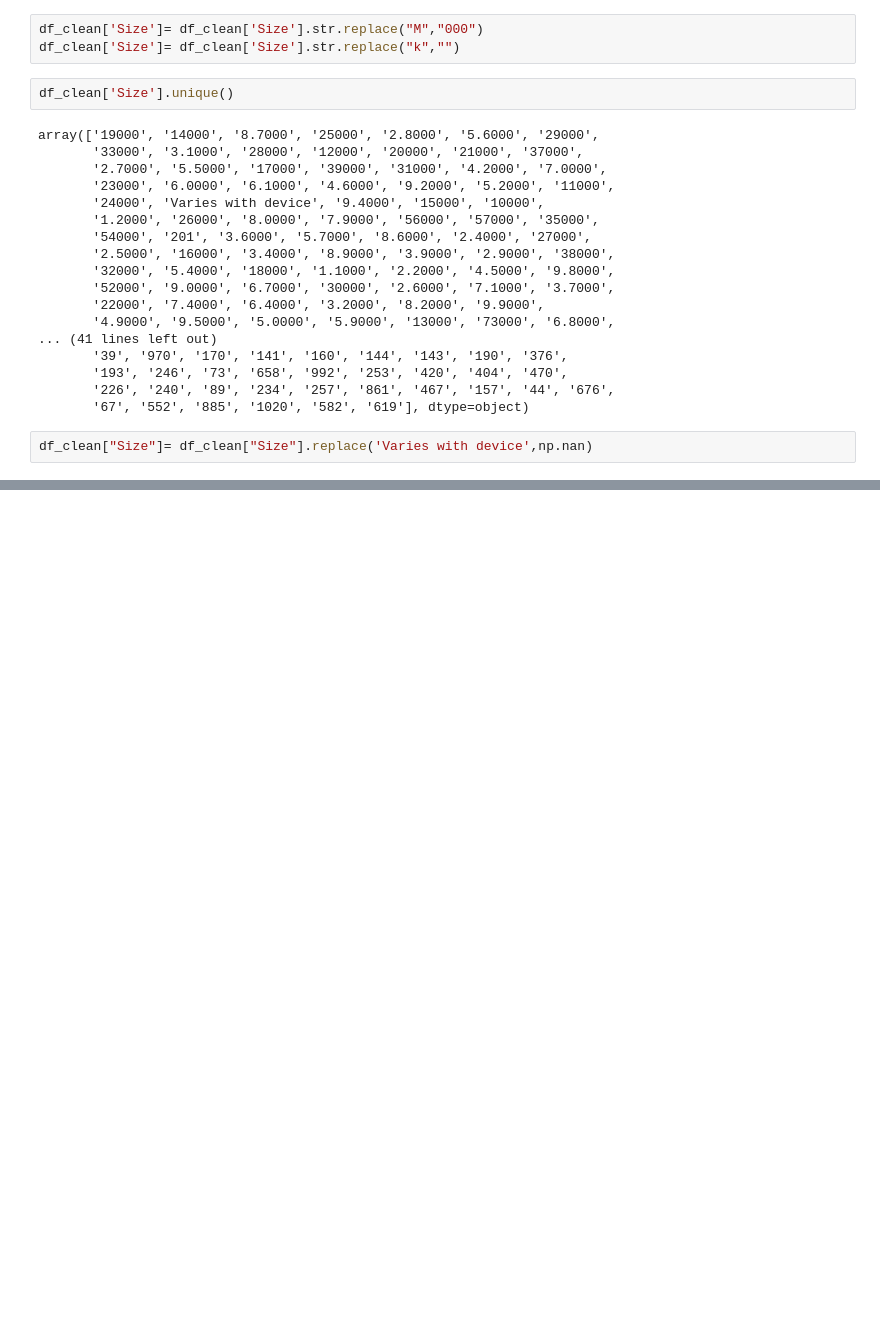
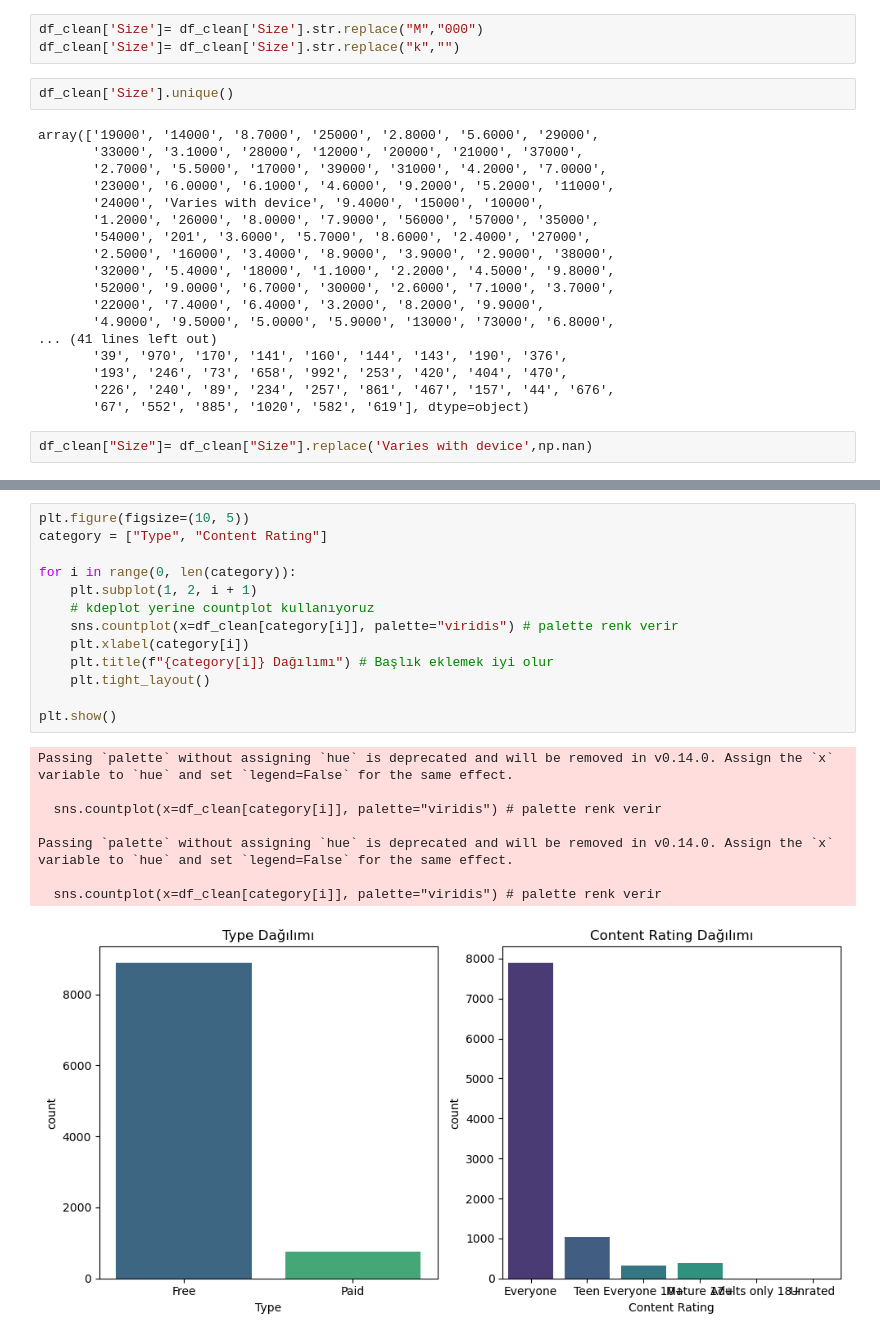
Before and after one commit to alyboii/at-lKurs, a Jupyter notebook: GooglePlayStoreEDA/GooglePlayStore.ipynb, the cells around one changed output, grey strips where cells are left out. Cells and saved outputs as stored; diff of their text form; blank space fills up the shorter version.

```diff
--- a/GooglePlayStoreEDA/GooglePlayStore.ipynb
+++ b/GooglePlayStoreEDA/GooglePlayStore.ipynb
@@ -225,0 +405,22 @@ np.int64(1695)
+# %%
+plt.figure(figsize=(10, 5))
+category = ["Type", "Content Rating"]
+
+for i in range(0, len(category)):
+    plt.subplot(1, 2, i + 1)
+    # kdeplot yerine countplot kullanıyoruz
+    sns.countplot(x=df_clean[category[i]], palette="viridis") # palette renk verir
+    plt.xlabel(category[i])
+    plt.title(f"{category[i]} Dağılımı") # Başlık eklemek iyi olur
+    plt.tight_layout()
+
+plt.show()
+# %% [output]
+Passing `palette` without assigning `hue` is deprecated and will be removed in v0.14.0. Assign the `x` variable to `hue` and set `legend=False` for the same effect.
+
+  sns.countplot(x=df_clean[category[i]], palette="viridis") # palette renk verir
+
+Passing `palette` without assigning `hue` is deprecated and will be removed in v0.14.0. Assign the `x` variable to `hue` and set `legend=False` for the same effect.
+
+  sns.countplot(x=df_clean[category[i]], palette="viridis") # palette renk verir
+[figure, added]
```
Also changed, not shown: parts of 43 cells of this notebook, 2 other files.
